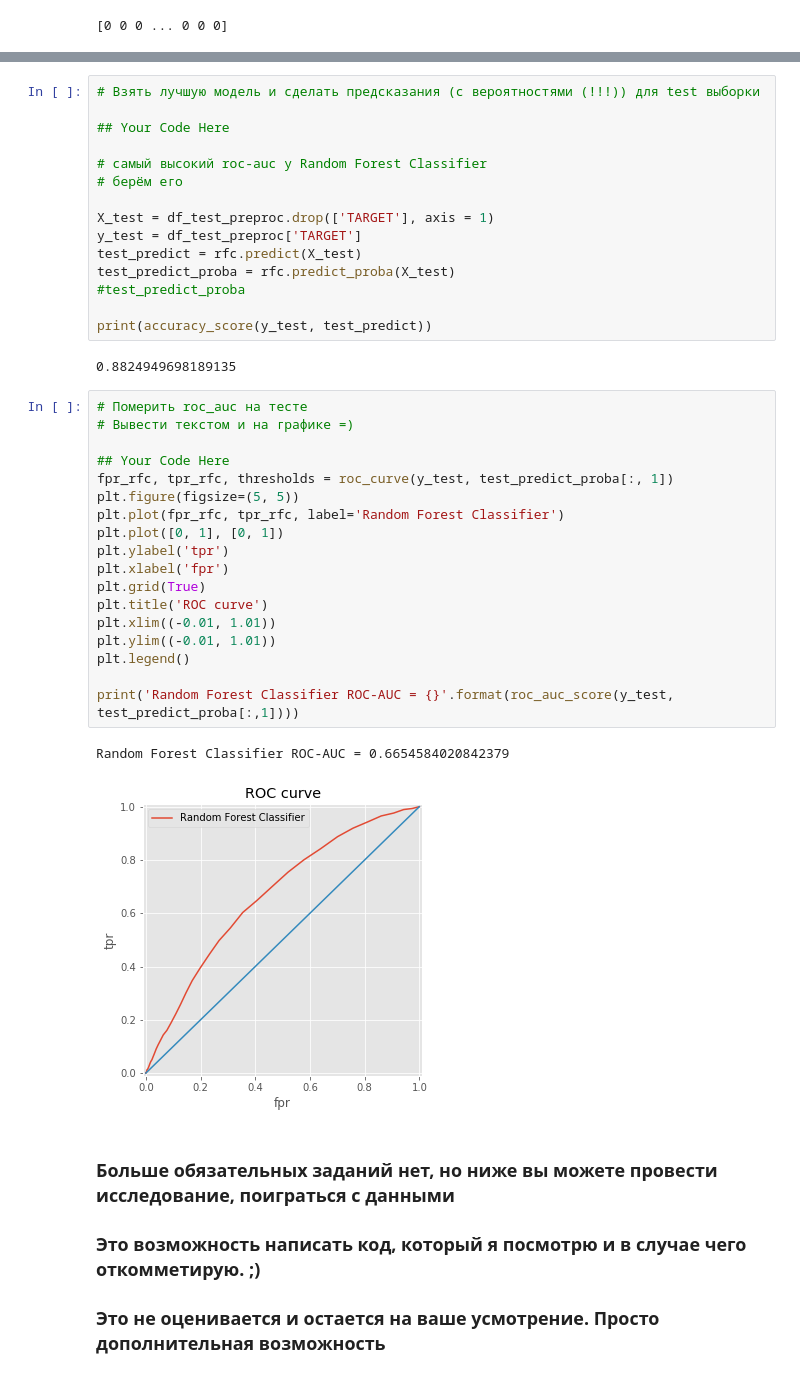
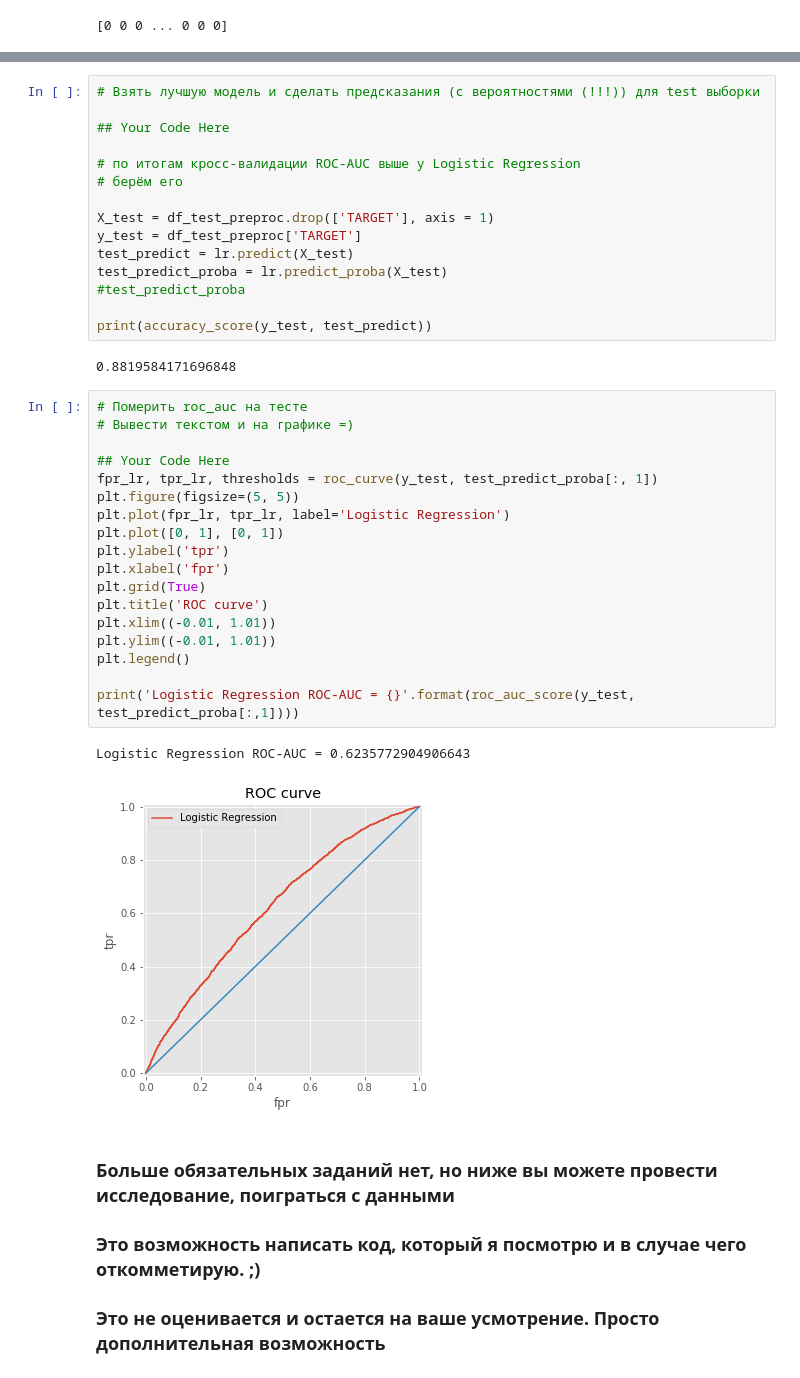
Before and after one commit to almaz-rt/practical_ml, a Jupyter notebook: hw2-task.ipynb, the cells around one changed output, grey strips where cells are left out. Cells and saved outputs as stored; diff of their text form.

```diff
--- a/hw2-task.ipynb
+++ b/hw2-task.ipynb
@@ -519,39 +519,39 @@ cross_val_score.mean()
 
 ## Your Code Here
 
-# самый высокий roc-auc у Random Forest Classifier
+# по итогам кросс-валидации ROC-AUC выше у Logistic Regression
 # берём его
 
 X_test = df_test_preproc.drop(['TARGET'], axis = 1)
 y_test = df_test_preproc['TARGET']
-test_predict = rfc.predict(X_test)
-test_predict_proba = rfc.predict_proba(X_test)
+test_predict = lr.predict(X_test)
+test_predict_proba = lr.predict_proba(X_test)
 #test_predict_proba
 
 print(accuracy_score(y_test, test_predict))
 # %% [output]
-0.8824949698189135
+0.8819584171696848
 # %%
 # Померить roc_auc на тесте
 # Вывести текстом и на графике =)
 
 ## Your Code Here
-fpr_rfc, tpr_rfc, thresholds = roc_curve(y_test, test_predict_proba[:, 1])
+fpr_lr, tpr_lr, thresholds = roc_curve(y_test, test_predict_proba[:, 1])
 plt.figure(figsize=(5, 5))
-plt.plot(fpr_rfc, tpr_rfc, label='Random Forest Classifier')
+plt.plot(fpr_lr, tpr_lr, label='Logistic Regression')
 plt.plot([0, 1], [0, 1])
 plt.ylabel('tpr')
 plt.xlabel('fpr')
 plt.grid(True)
 plt.title('ROC curve')
 plt.xlim((-0.01, 1.01))
 plt.ylim((-0.01, 1.01))
 plt.legend()
 
-print('Random Forest Classifier ROC-AUC = {}'.format(roc_auc_score(y_test, test_predict_proba[:,1])))
+print('Logistic Regression ROC-AUC = {}'.format(roc_auc_score(y_test, test_predict_proba[:,1])))
 # %% [output]
-Random Forest Classifier ROC-AUC = 0.6654584020842379
+Logistic Regression ROC-AUC = 0.6235772904906643
-[figure, old version]
+[figure, new version]
 # %% [markdown]
 ### Больше обязательных заданий нет, но ниже вы можете провести исследование, поиграться с данными
 ### Это возможность написать код, который я посмотрю и в случае чего откомметирую. ;)
```
Also changed, not shown: parts of 3 cells of this notebook.
